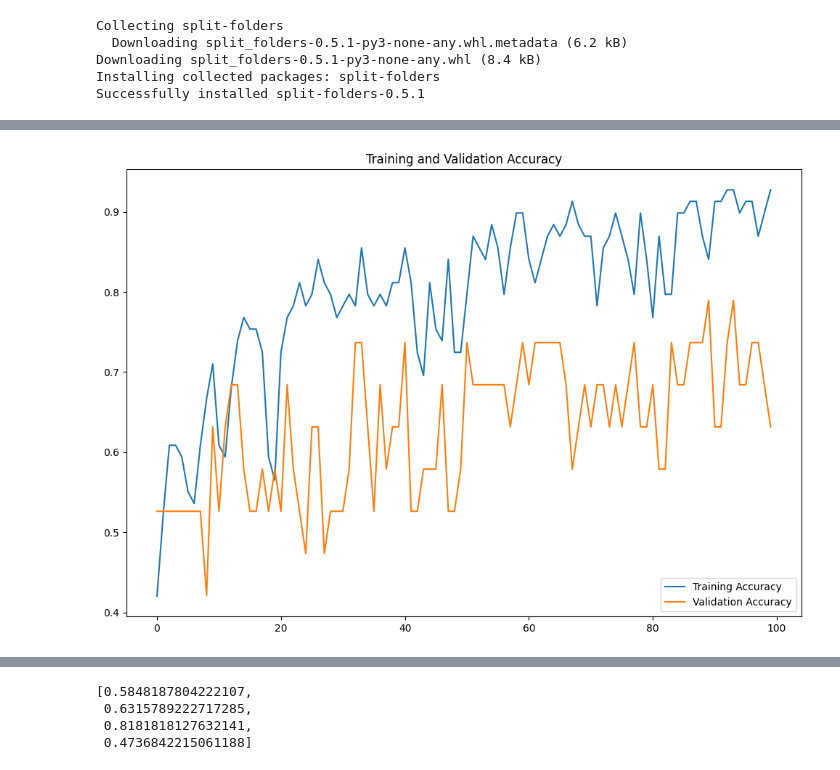
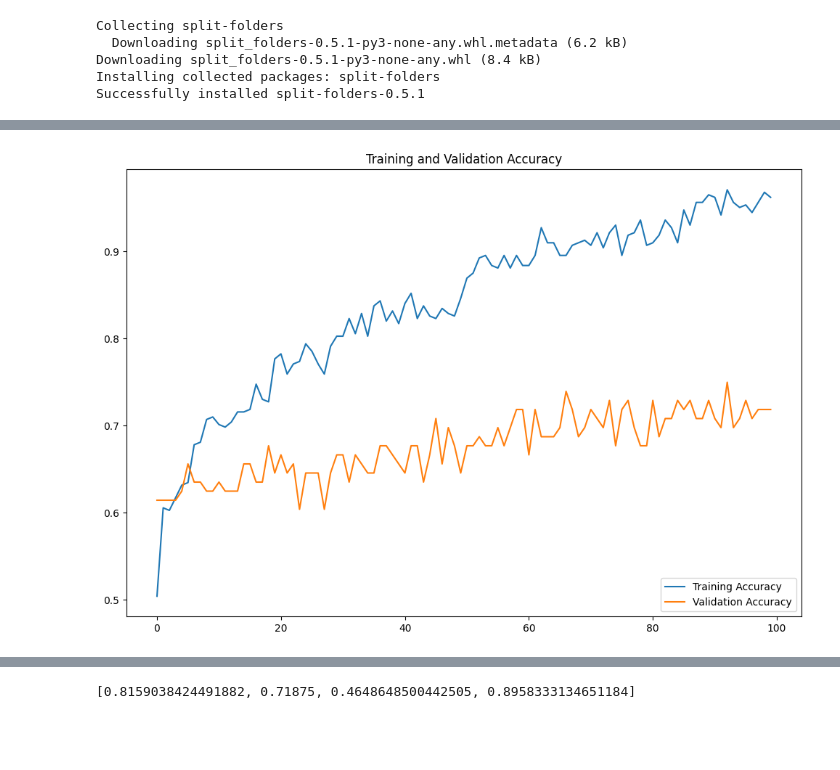
Before and after one commit to carson-edmonds/AAI-590_Group-3_Capstone, a Jupyter notebook: CNN_MODEL.ipynb, the cells around one changed output, grey strips where cells are left out. Saved outputs shown, nothing was run; the diff lists cells and outputs as text; code cells hidden in the pictures; blank space fills up the shorter version.

Commit message:
Optimization and evaluation of CNN model

```diff
--- a/CNN_MODEL.ipynb
+++ b/CNN_MODEL.ipynb
@@ -225,8 +239,7 @@ Found 19 files belonging to 2 classes.
 # %%
-#Create simple CNN model for initial implementation
-#Number of layers and kernels will be adjusted in future iterations
+#Create CNN model
 preprocessing_layers = [
-    tf.keras.layers.experimental.preprocessing.Rescaling(1./255, input_shape=(32,32,1))
+    tf.keras.layers.Rescaling(1./255, input_shape=(32,32,1))
 ]
 
 def conv_2d_pooling_layers(filters):
@@ -245,7 +258,7 @@ core_layers = \
 
 dense_layers = [
     tf.keras.layers.Flatten(),
-    tf.keras.layers.Dense(2)
+    tf.keras.layers.Dense(6)
 ]
 
 model = tf.keras.Sequential(
@@ -279,23 +294,22 @@ _________________________________________________________________
 # %%
-#NOTE: binary classification used for initial implmentation of the model
-#Complete classes will be integrated in future iterations
+#Evaluate model
 model.compile(optimizer='adam',
-              loss=tf.keras.losses.BinaryCrossentropy(from_logits=True),
+              loss=tf.keras.losses.CategoricalCrossentropy(from_logits=True),
               metrics=['accuracy',keras.metrics.Precision(),keras.metrics.Recall()])
 
 history = model.fit(train_data, epochs=100, validation_data=val_data,verbose=0)
 
 acc = history.history['accuracy']
 val_acc = history.history['val_accuracy']
 epochs_range = range(len(acc))
 
 plt.figure(figsize=(12, 8))
 plt.plot(epochs_range, acc, label='Training Accuracy')
 plt.plot(epochs_range, val_acc, label='Validation Accuracy')
 plt.legend(loc='lower right')
 plt.title('Training and Validation Accuracy')
 plt.show()
 
 model.evaluate (val_data)
 # %% [output]
-[figure, old version]
+[figure, new version]
@@ -303,4 +317 @@ model.evaluate (val_data)
-[0.5848187804222107,
- 0.6315789222717285,
- 0.8181818127632141,
- 0.4736842215061188]
+[0.8159038424491882, 0.71875, 0.4648648500442505, 0.8958333134651184]
```
Also changed, not shown: parts of 15 cells of this notebook.
